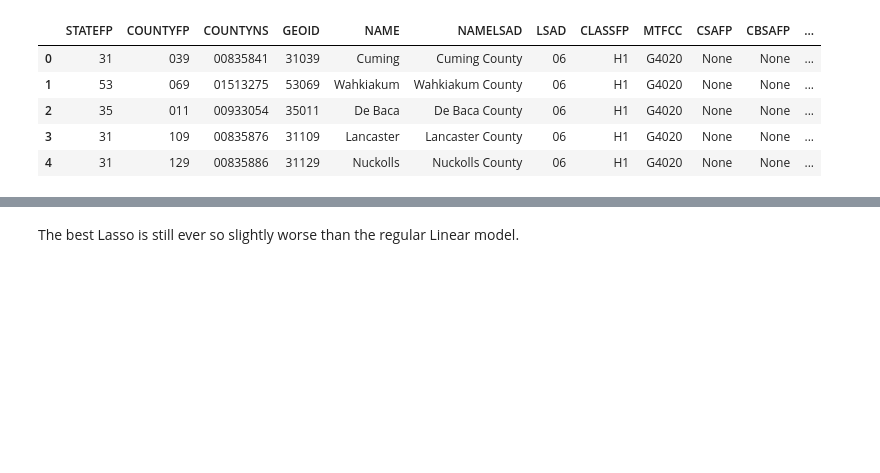
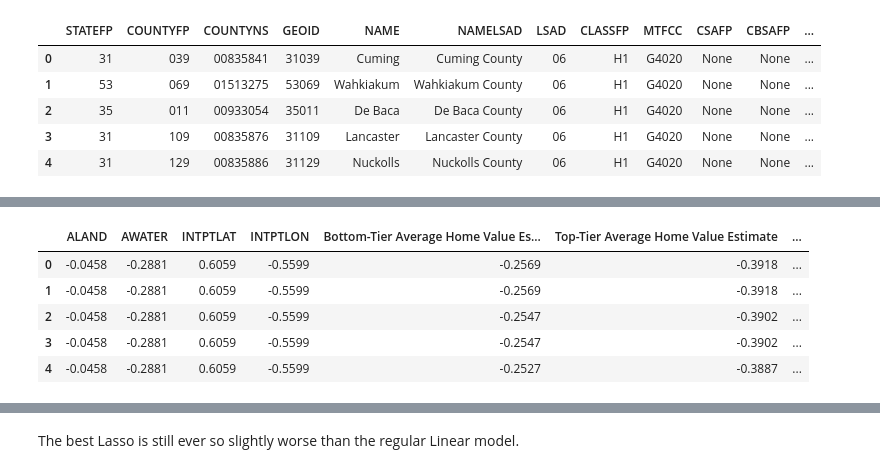
Before and after one commit to MLFP-90803-SP24-FinalProjects/Team17-FinalProject, a Jupyter notebook: Q1_Regression_Analysis.ipynb, the cells around one changed output, grey strips where cells are left out. Cells and saved outputs as stored; diff of their text form; code cells hidden in the pictures; blank space fills up the shorter version.

```diff
--- a/Q1_Regression_Analysis.ipynb
+++ b/Q1_Regression_Analysis.ipynb
@@ -744,0 +159,25 @@ For the selected features from the linear regression, the best R2 value we see i
+# %%
+columns_to_scale = data.drop(columns=['Year', 'Month', 'RegionName', 'State', 'StateFPS', 'StateAbbrv', \
+                       'STATEFP', 'COUNTYFP', 'COUNTYNS', 'GEOID', 'NAME', 'NAMELSAD', 'LSAD',\
+                       'CLASSFP', 'MTFCC', 'CSAFP', 'CBSAFP', 'METDIVFP', 'FUNCSTAT','geometry']).columns
+
+# Create a StandardScaler object
+scaler = StandardScaler()
+
+# Fit the scaler to the specified columns
+scaler.fit(data[columns_to_scale])
+
+# Transform the data using the fitted scaler and convert it back to a DataFrame
+scaled_data = scaler.transform(data[columns_to_scale])
+scaled_data_df = pd.DataFrame(scaled_data, columns=columns_to_scale, index=data.index)
+scaled_data_df['Year'] = data['Year']
+scaled_data_df['Month'] = data['Month']
+# Display the first few rows of the DataFrame to check the results
+scaled_data_df.head()
+# %% [output]
+|  | ALAND | AWATER | INTPTLAT | INTPTLON | Bottom-Tier Average Home Value Es... | Top-Tier Average Home Value Estimate | ... |
+| 0 | -0.0458 | -0.2881 | 0.6059 | -0.5599 | -0.2569 | -0.3918 | ... |
+| 1 | -0.0458 | -0.2881 | 0.6059 | -0.5599 | -0.2569 | -0.3918 | ... |
+| 2 | -0.0458 | -0.2881 | 0.6059 | -0.5599 | -0.2547 | -0.3902 | ... |
+| 3 | -0.0458 | -0.2881 | 0.6059 | -0.5599 | -0.2547 | -0.3902 | ... |
+| 4 | -0.0458 | -0.2881 | 0.6059 | -0.5599 | -0.2527 | -0.3887 | ... |
```
Also changed, not shown: parts of 129 cells of this notebook.
